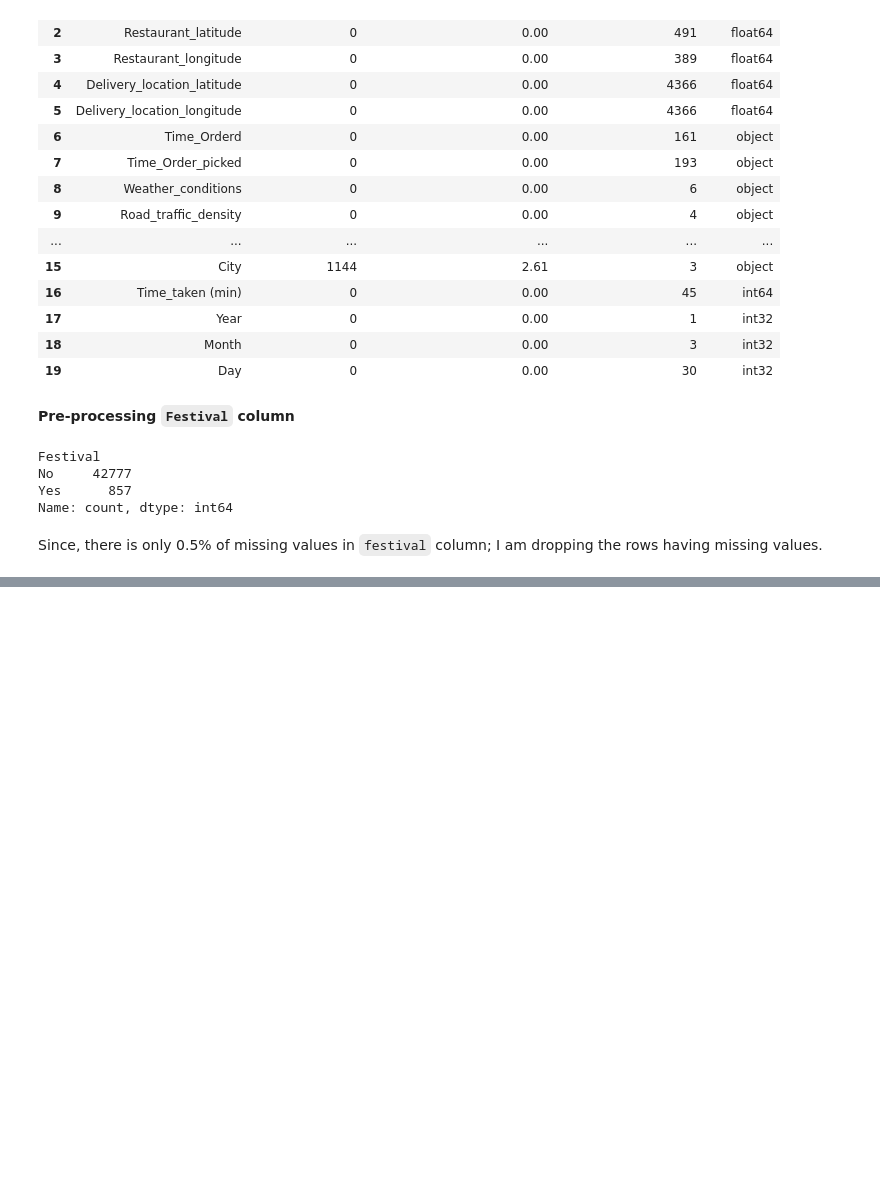
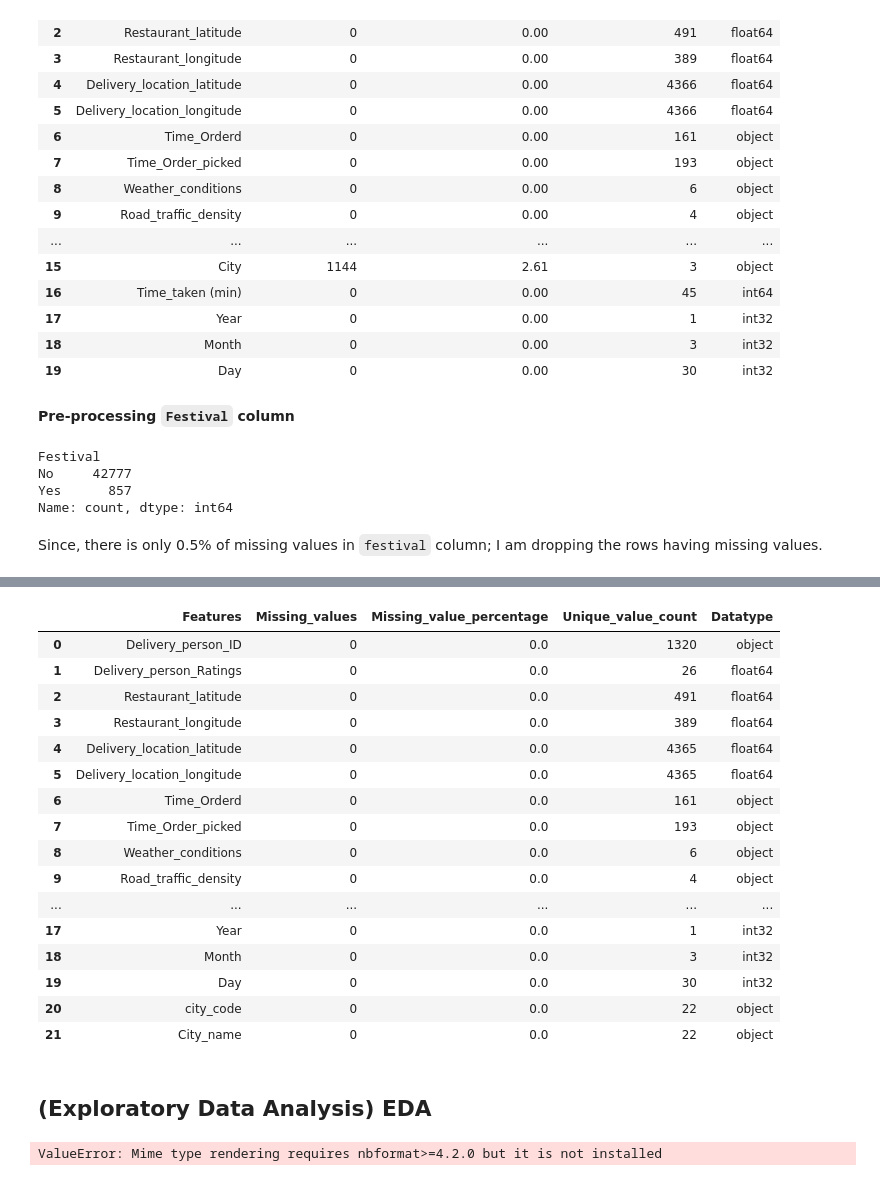
Before and after one commit to Tanwar-Aastha/ml_project, a Jupyter notebook: notebook/delivery_model.ipynb, the cells around one changed output, grey strips where cells are left out. Saved outputs shown, nothing was run; the diff lists cells and outputs as text; code cells hidden in the pictures; blank space fills up the shorter version.

```diff
--- a/notebook/delivery_model.ipynb
+++ b/notebook/delivery_model.ipynb
@@ -536,0 +806,4 @@ Since, there is only 0.5% of missing values in `festival` column; I am dropping
+# %%
+rating_map = round(data.groupby('Delivery_person_ID')['Delivery_person_Ratings'].mean(),1).to_dict()
+
+data['Delivery_person_Ratings'] = data['Delivery_person_Ratings'].fillna(data['Delivery_person_ID'].map(rating_map))
@@ -536,0 +830,22 @@ Since, there is only 0.5% of missing values in `festival` column; I am dropping
+# %%
+basicInfo_data(data)
+# %% [output]
+|  | Features | Missing_values | Missing_value_percentage | Unique_value_count | Datatype |
+| 0 | Delivery_person_ID | 0 | 0.0 | 1320 | object |
+| 1 | Delivery_person_Ratings | 0 | 0.0 | 26 | float64 |
+| 2 | Restaurant_latitude | 0 | 0.0 | 491 | float64 |
+| 3 | Restaurant_longitude | 0 | 0.0 | 389 | float64 |
+| 4 | Delivery_location_latitude | 0 | 0.0 | 4365 | float64 |
+| 5 | Delivery_location_longitude | 0 | 0.0 | 4365 | float64 |
+| 6 | Time_Orderd | 0 | 0.0 | 161 | object |
+| 7 | Time_Order_picked | 0 | 0.0 | 193 | object |
+| 8 | Weather_conditions | 0 | 0.0 | 6 | object |
+| 9 | Road_traffic_density | 0 | 0.0 | 4 | object |
+| ... | ... | ... | ... | ... | ... |
+| 17 | Year | 0 | 0.0 | 1 | int32 |
+| 18 | Month | 0 | 0.0 | 3 | int32 |
+| 19 | Day | 0 | 0.0 | 30 | int32 |
+| 20 | city_code | 0 | 0.0 | 22 | object |
+| 21 | City_name | 0 | 0.0 | 22 | object |
+# %% [markdown]
+## **(Exploratory Data Analysis) EDA**
@@ -536,0 +854,10 @@ Since, there is only 0.5% of missing values in `festival` column; I am dropping
+# %%
+color_scale = [(0, 'orange'), (1,'red')]
+fig = px.scatter_mapbox(data1, lat="Restaurant_latitude", lon="Restaurant_longitude", color_continuous_scale=color_scale,zoom=8,
+                        height=1000,width=1000)
+
+fig.update_layout(mapbox_style="open-street-map")
+fig.update_layout(margin={"r":0,"t":0,"l":0,"b":0})
+fig.show()
+# %% [output]
+ValueError: Mime type rendering requires nbformat>=4.2.0 but it is not installed
```
Also changed, not shown: parts of 27 cells of this notebook, 1 other file.
